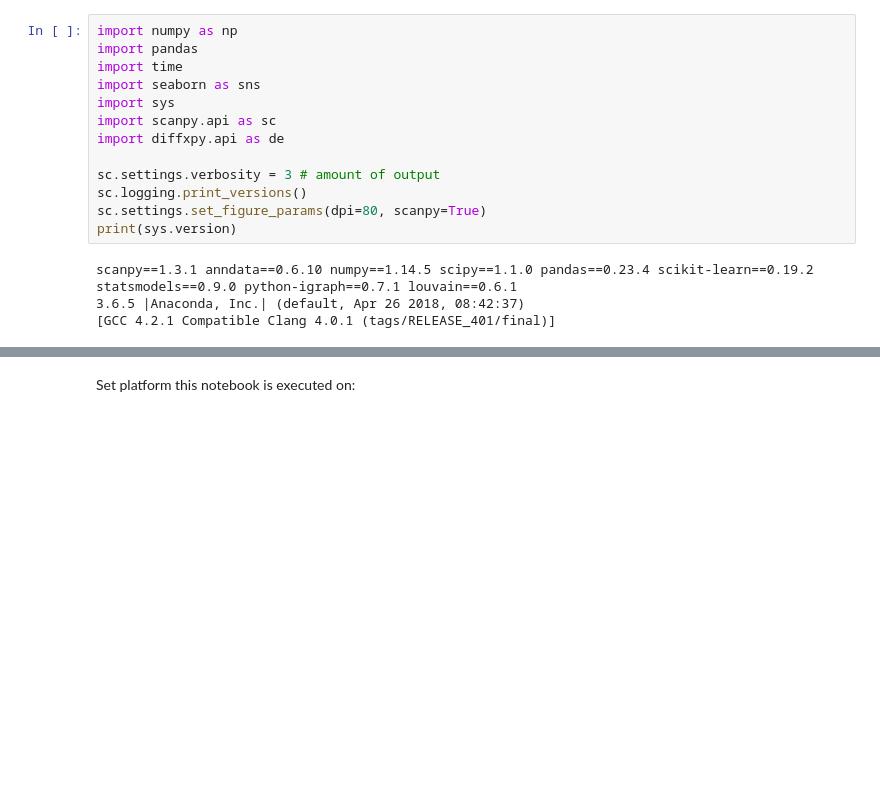
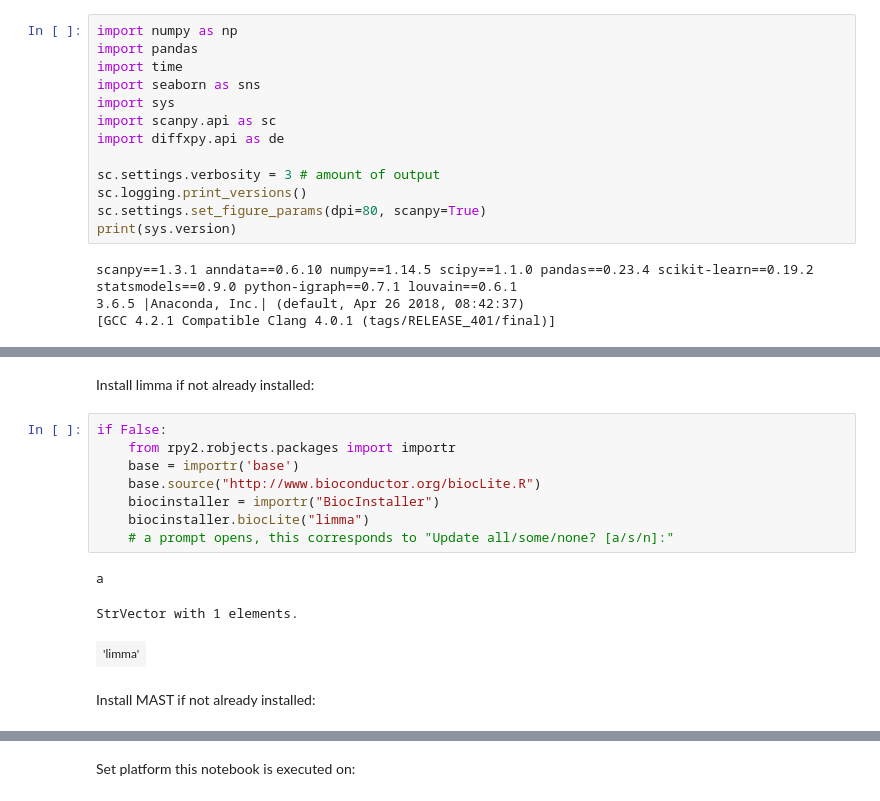
Before and after one commit to theislab/diffxpy, a Jupyter notebook: tutorials/real_data/ILC.ipynb, the cells around one changed output, grey strips where cells are left out. Drawn from its saved outputs; the diff is of its cells as text; blank space fills up the shorter version.

Commit message:
first functioning version of rpy2 for limma in ILC tutorial

```diff
--- a/tutorials/real_data/ILC.ipynb
+++ b/tutorials/real_data/ILC.ipynb
@@ -19,0 +41,16 @@ scanpy==1.3.1 anndata==0.6.10 numpy==1.14.5 scipy==1.1.0 pandas==0.23.4 scikit-l
+# %% [markdown]
+Install limma if not already installed:
+# %%
+if False:
+    from rpy2.robjects.packages import importr
+    base = importr('base')
+    base.source("http://www.bioconductor.org/biocLite.R")
+    biocinstaller = importr("BiocInstaller")
+    biocinstaller.biocLite("limma")
+    # a prompt opens, this corresponds to "Update all/some/none? [a/s/n]:"
+# %% [output]
+a
+StrVector with 1 elements.
+| 'limma' |
+# %% [markdown]
+Install MAST if not already installed:
```
Also changed, not shown: parts of 22 cells of this notebook.
